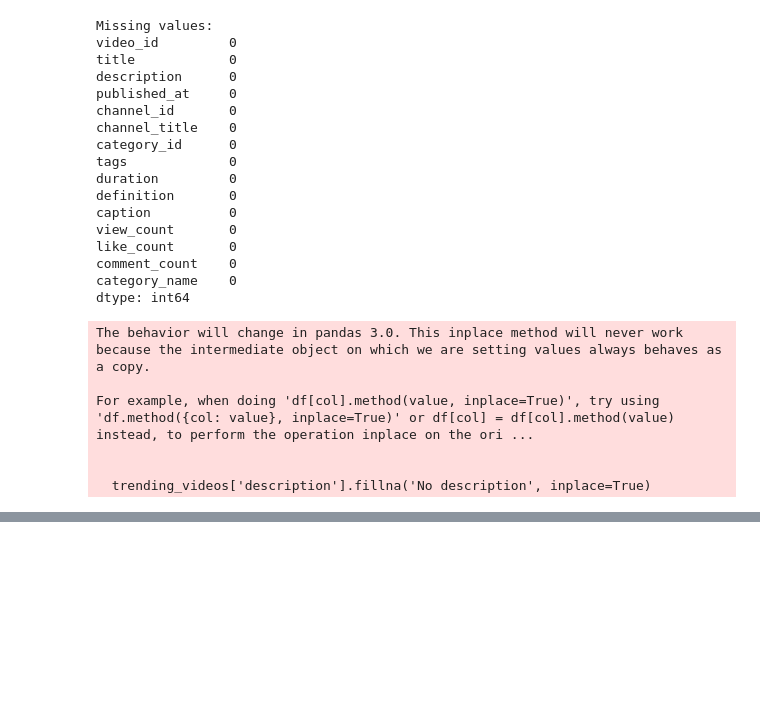
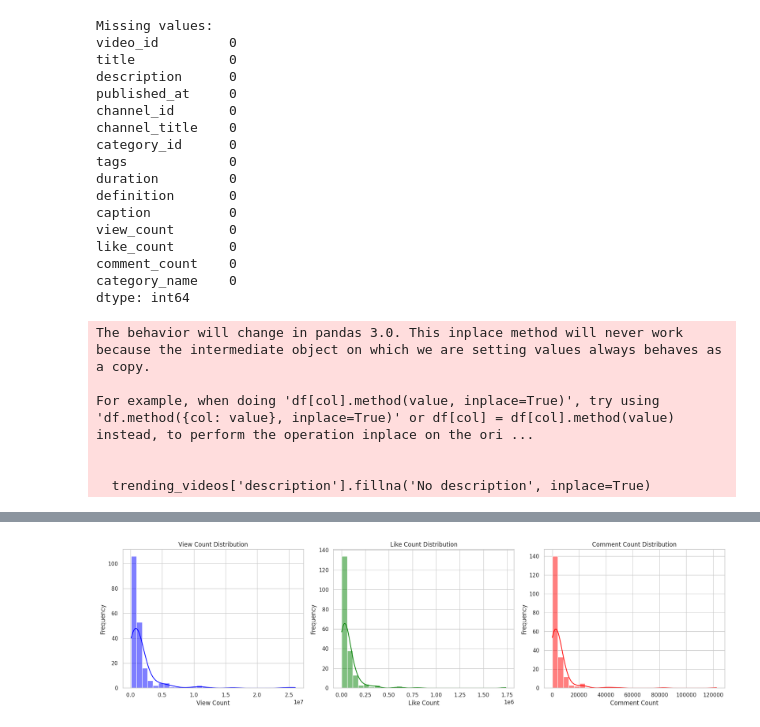
Before and after one commit to ARYAA98/YoutubeDataAnalysis, a Jupyter notebook: UK_YoutubeDataAnalysis.ipynb, the cells around one changed output, grey strips where cells are left out. Saved outputs shown, nothing was run; the diff lists cells and outputs as text; code cells hidden in the pictures; blank space fills up the shorter version.

Commit message:
Performed EDA with descriptive statistics and visualized engagement metrics

```diff
--- a/UK_YoutubeDataAnalysis.ipynb
+++ b/UK_YoutubeDataAnalysis.ipynb
@@ -202,0 +219,29 @@ For example, when doing 'df[col].method(value, inplace=True)', try using 'df.met
+# %%
+import matplotlib.pyplot as plt
+import seaborn as sns
+sns.set(style="whitegrid")
+
+fig, axes = plt.subplots(1, 3, figsize=(18, 5))
+
+# view count distribution
+sns.histplot(trending_videos['view_count'], bins=30, kde=True, ax=axes[0], color='blue')
+axes[0].set_title('View Count Distribution')
+axes[0].set_xlabel('View Count')
+axes[0].set_ylabel('Frequency')
+
+# like count distribution
+sns.histplot(trending_videos['like_count'], bins=30, kde=True, ax=axes[1], color='green')
+axes[1].set_title('Like Count Distribution')
+axes[1].set_xlabel('Like Count')
+axes[1].set_ylabel('Frequency')
+
+# comment count distribution
+sns.histplot(trending_videos['comment_count'], bins=30, kde=True, ax=axes[2], color='red')
+axes[2].set_title('Comment Count Distribution')
+axes[2].set_xlabel('Comment Count')
+axes[2].set_ylabel('Frequency')
+
+plt.tight_layout()
+plt.show()
+# %% [output]
+[figure, added]
```
Also changed, not shown: parts of 4 cells of this notebook.
